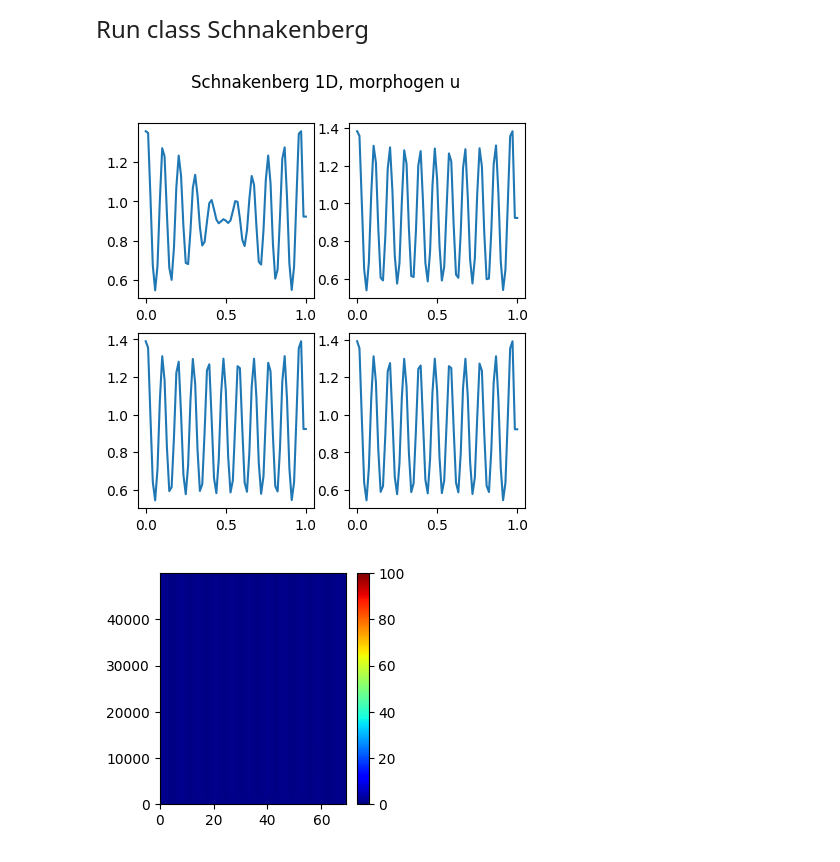
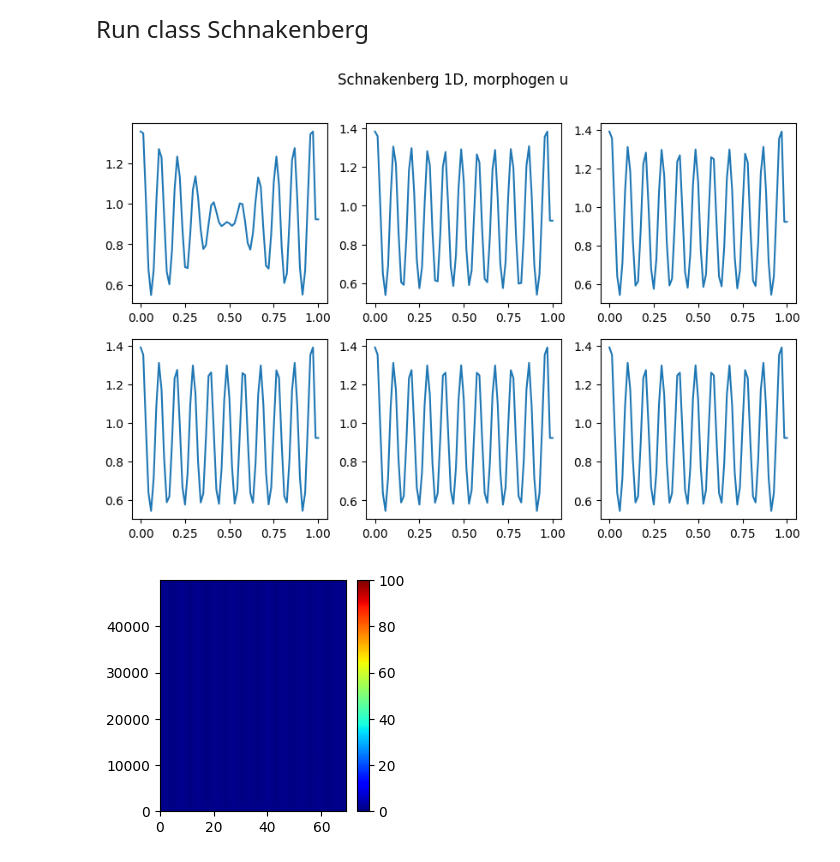
Before and after one commit to Miguel-neuron/Turing-Patterns-1D, a Jupyter notebook: Turing-Patterns-1D_.ipynb, the cells around one changed output. Saved outputs shown, nothing was run; the diff lists cells and outputs as text; code cells hidden in the pictures.

Commit message:
modificacion codigo plot(mesh)

```diff
--- a/Turing-Patterns-1D_.ipynb
+++ b/Turing-Patterns-1D_.ipynb
@@ -6,7 +6,7 @@ from numba import jit
 # %% [markdown]
 <font size = 4> Initial Conditions 1 </font>
 # %%
-def suma_f(x):
+def sum_f(x):
   y = np.cos(2*np.pi*x)
   for j in range(2,24):
     y = y + (np.cos(2*mt.pi*j*x)/j)
@@ -46,12 +46,12 @@ class Schnakenberg:
         #Morphogen u
         mesh_u = np.zeros([len(t),len(x)])
         #Morphogen v
-        mmesh_v = np.zeros([len(t),len(x)])
+        mesh_v = np.zeros([len(t),len(x)])
 
         #Initial conditions building:
-        mesh_u[:][:] = u0 + 0.001 * (suma_f(x))
+        mesh_u[:][:] = u0 + 0.001 * (sum_f(x))
 
-        mesh_v[:][:] = v0 + 0.001 * (suma_f(x))
+        mesh_v[:][:] = v0 + 0.001 * (sum_f(x))
 
         return mesh_u,mesh_v
 
@@ -74,22 +74,22 @@ class Schnakenberg:
               mesh_u[i][j] = mesh_u[i-1][j] + lambd*((dx**2)*gamma*(a - mesh_u[i-1][j] + ((mesh_u[i-1][j])**2 * mesh_v[i-1][j])) + mesh_u[i-1][j+1]+ -2*mesh_u[i-1][j] + mesh_u[i-1][j-1])
 
             for j in range(1,len(x)-2): #j = columna eje x espacial en v
-              mesh_v[i][j] = mesh_v[i-1][j] + d*lambd*((((dx**2)*gamma*(b - ((mesh_u[i-1][j])**2 * mesh_v[i-1][j])))/(d)) + mesh_v[i-1][j+1]+ -2*mesh_v[i-1][j] + malla_v[i-1][j-1])
+              mesh_v[i][j] = mesh_v[i-1][j] + d*lambd*((((dx**2)*gamma*(b - ((mesh_u[i-1][j])**2 * mesh_v[i-1][j])))/(d)) + mesh_v[i-1][j+1]+ -2*mesh_v[i-1][j] + mesh_v[i-1][j-1])
 
-        return malla_u
+        return mesh_u
 # %% [markdown]
 <font size = 5> Plotting </font>
 # %%
-def Plot(malla_u,x):
+def Plot(mesh_u,x):
     x_ = np.arange(0, (len(x) - 1) + 0.1, 1)
     x = x_ / 68
-    y = [1000, 3000, 5000, 10000]
-    fig, ax = plt.subplots(figsize=(5, 5), ncols=2, nrows=2)
+    y = [1000, 3000, 5000, 10000, 20000, 30000]
+    fig, ax = plt.subplots(figsize=(10, 6), ncols=3, nrows=2)
     fig.suptitle("Schnakenberg 1D, morphogen u")
     current_ax = 0
     for i in y:
         ax = fig.axes[current_ax]
-        ax.plot(x, malla_u[i])
+        ax.plot(x, mesh_u[i])
         current_ax += 1
     plt.show()
 # %% [markdown]
@@ -100,13 +100,13 @@ schnakenberg_model = Schnakenberg(0.126779, 0.792366, 10000, 10, 1, 60, 1e-5, 0.
 a, b, gamma, d, L, P, dt, T, dx, N, u0, v0, lambd, x, t = schnakenberg_model.parameters()
 
 # Ahora, pasamos los parámetros calculados a la función mesh_creation
-malla_u, malla_v = schnakenberg_model.mesh_creation()
+mesh_u, mesh_v = schnakenberg_model.mesh_creation()
 
-malla_u = schnakenberg_model.finite_difference(malla_u, malla_v, a, b, d, lambd, dx, N, x, gamma)
+mesh_u = schnakenberg_model.finite_difference(mesh_u, mesh_v, a, b, d, lambd, dx, N, x, gamma)
 # %%
-Plot(malla_u,x)
+Plot(mesh_u,x)
 # %% [output]
-[figure, old version]
+[figure, new version]
 # %%
 #All plots in time t = 0.5/1e-5 = 50,000
 plt.figure(figsize = (3,3))
```
